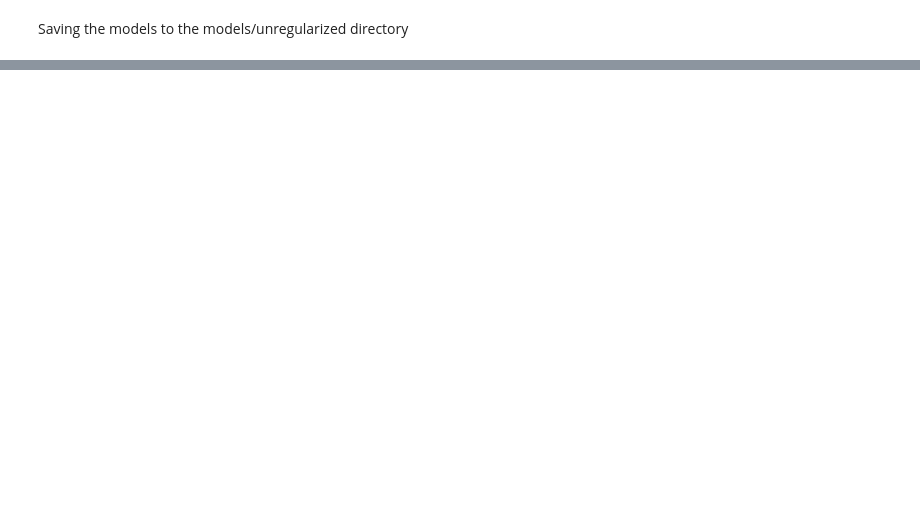
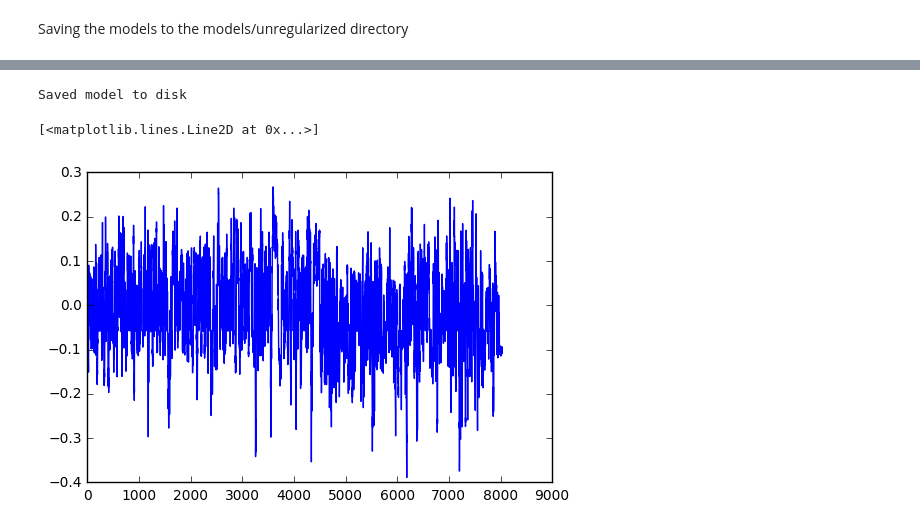
Before and after one commit to aditbiswas1/P3-behavioral-cloning, a Jupyter notebook: Behavioral Cloning.ipynb, the cells around one changed output, grey strips where cells are left out. Cells and saved outputs as stored; diff of their text form; code cells hidden in the pictures; blank space fills up the shorter version.

```diff
--- a/Behavioral Cloning.ipynb
+++ b/Behavioral Cloning.ipynb
@@ -331,0 +372,17 @@ vgg_model_predictions = vgg_model.predict(ordered_track, batch_size=128)
+# %%
+vgg_features = VGG16(include_top=False, input_shape=(66, 200, 3), weights='imagenet')
+vgg_model_2 = Sequential([
+        Lambda(lambda x: (x/ 127.5 - 1.),input_shape=(66,200,3)),
+    ])
+vgg_model_2.add(vgg_features)
+for l in vgg_model_2.layers:
+    l.trainable = False
+vgg_model_2.add(Flatten())
+vgg_model_2.add(Dense(100, activation='relu'))
+vgg_model_2.add(Dropout(0.5))
+vgg_model_2.add(Dense(10, activation='relu'))
+vgg_model_2.add(Dropout(0.3))
+vgg_model_2.add(Dense(1, activation='tanh'))
+
+vgg_model_2.compile(loss='mse', optimizer=Adam())
+vgg_model_2.summary()
@@ -331,0 +407,5 @@ vgg_model_predictions = vgg_model.predict(ordered_track, batch_size=128)
+# %%
+batches = train_datagen.flow(X_train, y_train, batch_size=128)
+test_batches = train_datagen.flow(X_test, y_test, batch_size=128)
+vgg_model_2.fit_generator(batches, batches.N, nb_epoch=5,
+                    validation_data=test_batches, nb_val_samples=test_batches.N)
@@ -331,0 +424,17 @@ vgg_model_predictions = vgg_model.predict(ordered_track, batch_size=128)
+# %%
+unregularized_dir = "models/"
+model_json = vgg_model_2.to_json()
+with open(unregularized_dir+"vgg_model_2.json", "w") as json_file:
+    json_file.write(model_json)
+
+vgg_model_2.save_weights(unregularized_dir+"vgg_model_2.h5")
+print("Saved model to disk")
+# %% [output]
+Saved model to disk
+# %%
+vgg_model_predictions = vgg_model_2.predict(ordered_track, batch_size=128)
+# %%
+plt.plot(vgg_model_predictions)
+# %% [output]
+[<matplotlib.lines.Line2D at 0x...>]
+[figure, added]
```
Also changed, not shown: parts of 21 cells of this notebook, 1 other file.
